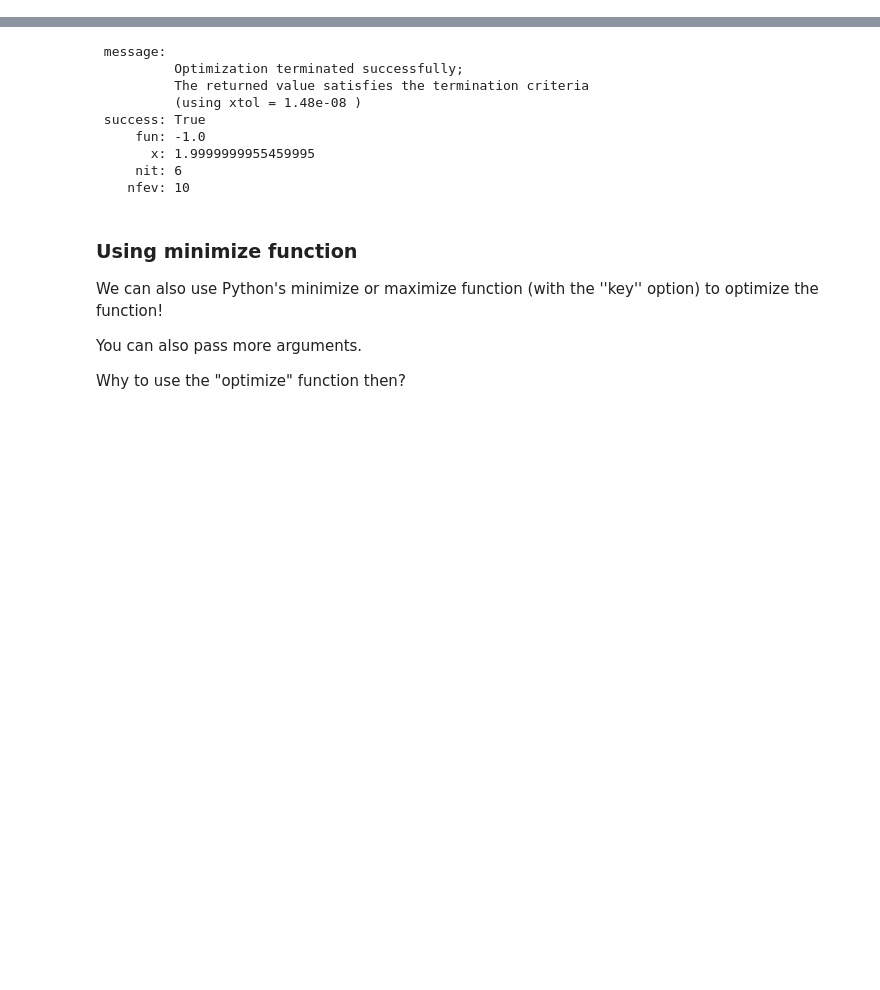
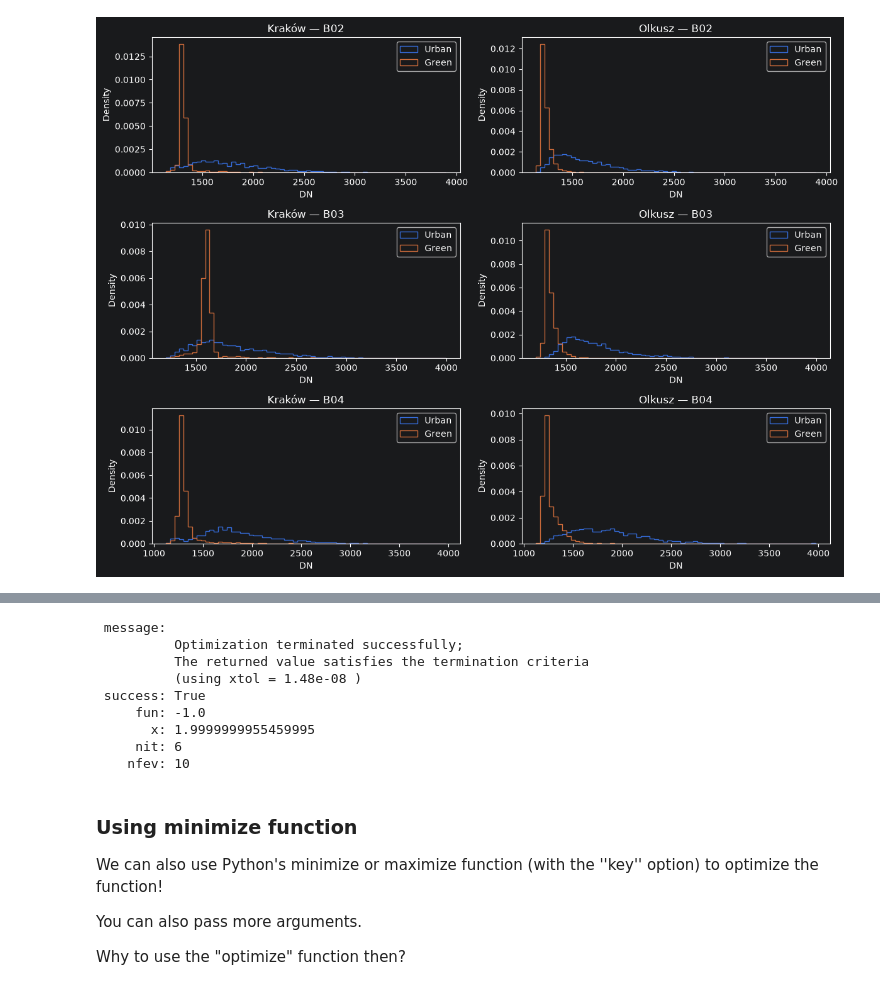
Before and after one commit to michal-proc/ml4space-labs, a Jupyter notebook: lab_2/probability_distribution.ipynb, the cells around one changed output, grey strips where cells are left out. Drawn from its saved outputs; the diff is of its cells as text; code cells hidden in the pictures; blank space fills up the shorter version.

```diff
--- a/lab_2/probability_distribution.ipynb
+++ b/lab_2/probability_distribution.ipynb
@@ -11,0 +135,19 @@ Examples provided for the optional part.
+# %%
+fig, axes = mp.subplots(3, 2, figsize=(12, 9))
+for band, title in enumerate(["B02", "B03", "B04"]):
+    values = np.concatenate([area[band].ravel()
+                             for city in s2_regions.values() for area in city.values()])
+    bins = np.linspace(values.min(), values.max() + 1, 65)
+    for col, name in enumerate(sites):
+        ax = axes[band, col]
+        for region, area in s2_regions[name].items():
+            values = area[band].ravel()
+            ax.hist(values[values > 0], bins=bins, density=True, histtype="step", label=region)
+        ax.set_title(sites[name][0] + " — " + title)
+        ax.set_xlabel("DN")
+        ax.set_ylabel("Density")
+        ax.legend()
+mp.tight_layout()
+mp.show()
+# %% [output]
+[figure, added]
```
Also changed, not shown: parts of 14 cells of this notebook, 8 other files.
